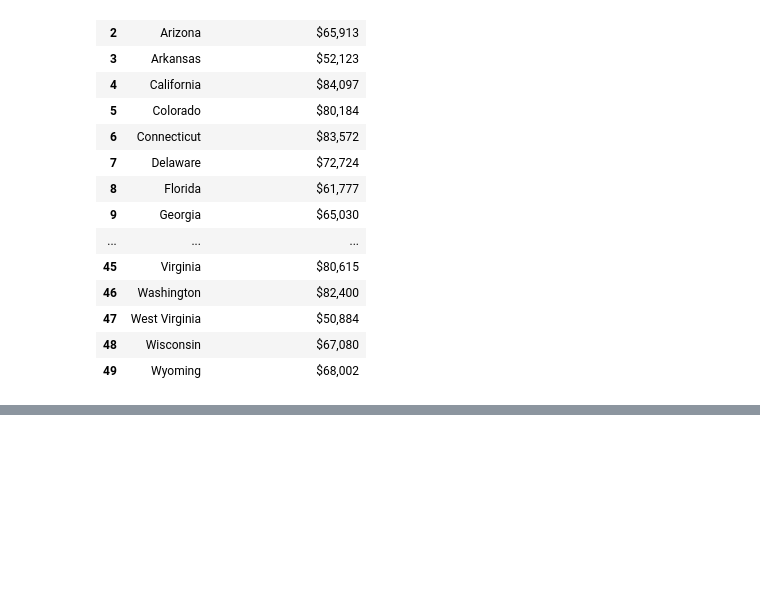
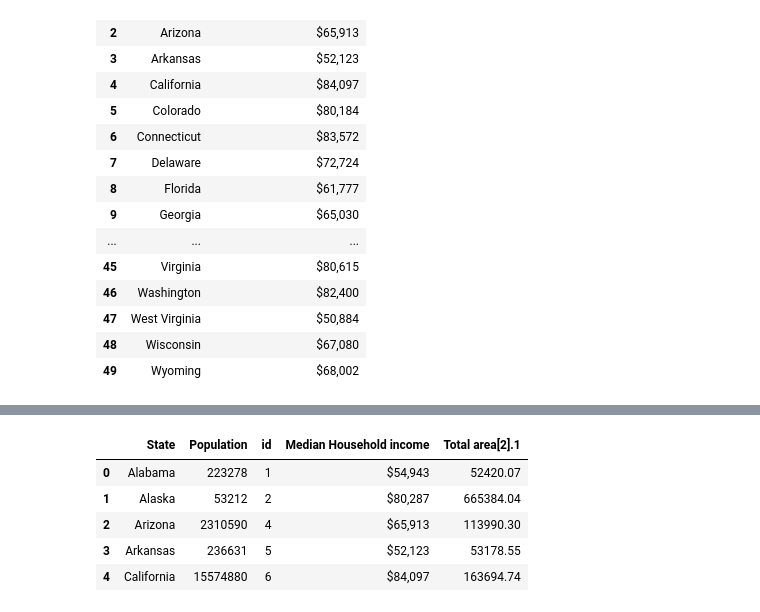
Before and after one commit to lse-ds105/ds105a-project-politics_and_datascience, a Jupyter notebook: docs/nb02.ipynb, the cells around one changed output, grey strips where cells are left out. Drawn from its saved outputs; the diff is of its cells as text; code cells hidden in the pictures; blank space fills up the shorter version.

Commit message:
Got a completed datafram need to make graphs now

```diff
--- a/docs/nb02.ipynb
+++ b/docs/nb02.ipynb
@@ -188,3 +188,6 @@ df2
 | 47 | West Virginia | $50,884 |
 | 48 | Wisconsin | $67,080 |
 | 49 | Wyoming | $68,002 |
+# %%
+merged_df = pd.merge(df,df2)
+merged_df.head()
@@ -190,0 +201,3 @@ df2
+# %%
+url = 'https://en.wikipedia.org/wiki/List_of_U.S._states_and_territories_by_area'
+response = requests.get(url)
@@ -190,0 +206,6 @@ df2
+# %%
+htmlresponse = pd.read_html(url,header=0)
+df3 = htmlresponse[0]
+df3 = df3[['State','Total area[2].1']]
+df3 = df3.head(51)
+df3.head()
@@ -190,0 +219,10 @@ df2
+# %%
+merged_df = pd.merge(merged_df,df3)
+merged_df.head()
+# %% [output]
+|  | State | Population | id | Median Household income | Total area[2].1 |
+| 0 | Alabama | 223278 | 1 | $54,943 | 52420.07 |
+| 1 | Alaska | 53212 | 2 | $80,287 | 665384.04 |
+| 2 | Arizona | 2310590 | 4 | $65,913 | 113990.30 |
+| 3 | Arkansas | 236631 | 5 | $52,123 | 53178.55 |
+| 4 | California | 15574880 | 6 | $84,097 | 163694.74 |
```
Also changed, not shown: parts of 3 cells of this notebook.
